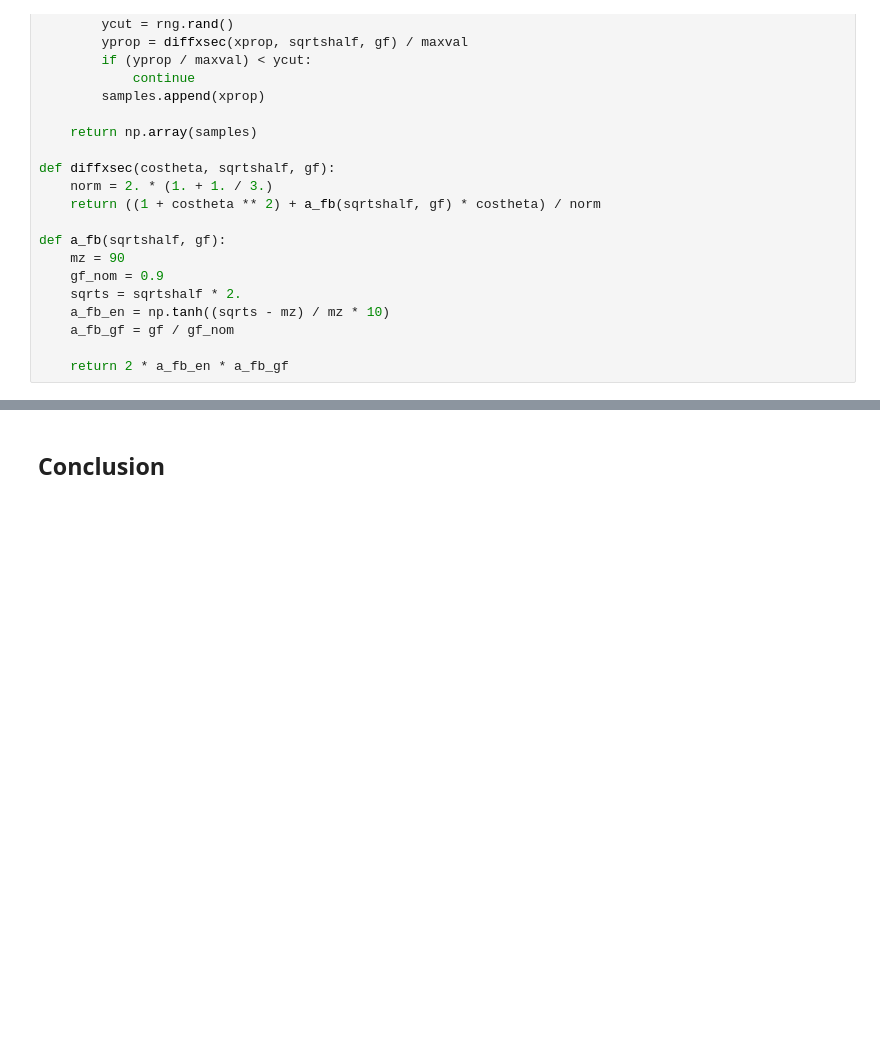
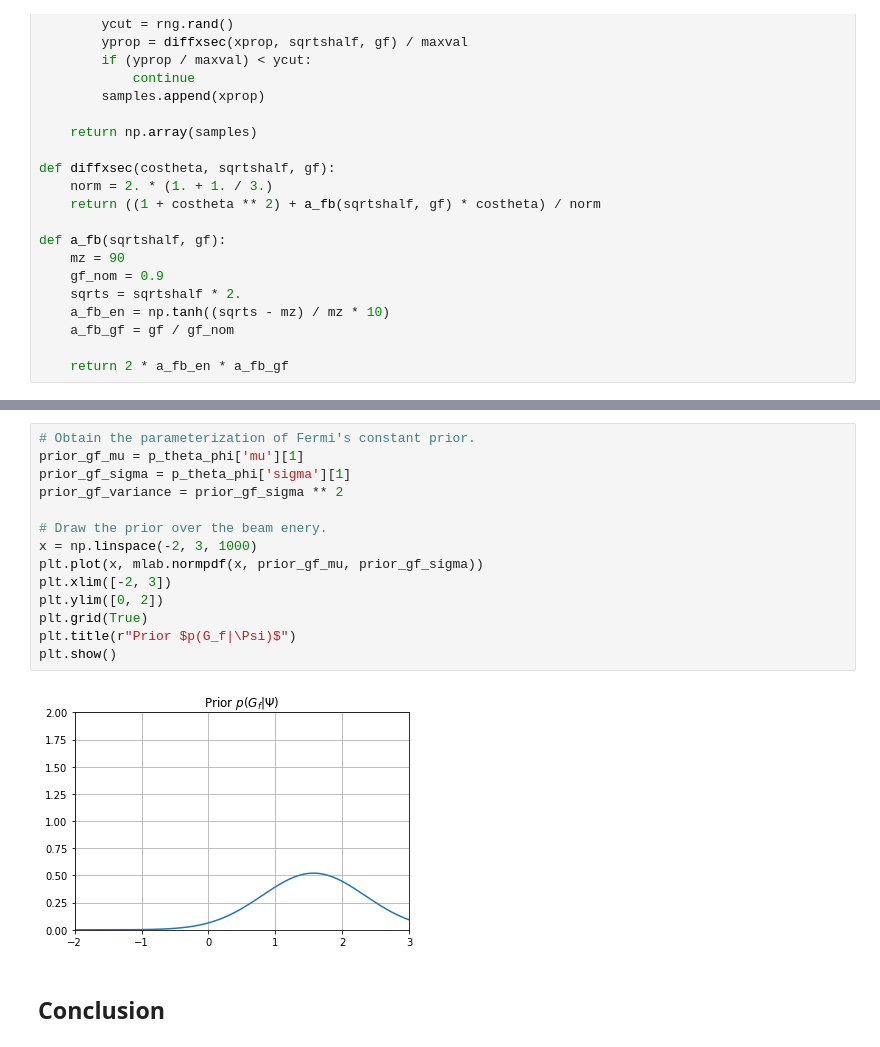
Before and after one commit to JoeriHermans/deep-learning-scripts, a Jupyter notebook: scripts/adverserial-variational-optimization/avo-notebook.ipynb, the cells around one changed output, grey strips where cells are left out. Cells and saved outputs as stored; diff of their text form; blank space fills up the shorter version.

```diff
--- a/scripts/adverserial-variational-optimization/avo-notebook.ipynb
+++ b/scripts/adverserial-variational-optimization/avo-notebook.ipynb
@@ -119,2 +217,18 @@ for energy in range(40, 51, 2):
+# %%
+# Obtain the parameterization of Fermi's constant prior.
+prior_gf_mu = p_theta_phi['mu'][1]
+prior_gf_sigma = p_theta_phi['sigma'][1]
+prior_gf_variance = prior_gf_sigma ** 2
+
+# Draw the prior over the beam enery.
+x = np.linspace(-2, 3, 1000)
+plt.plot(x, mlab.normpdf(x, prior_gf_mu, prior_gf_sigma))
+plt.xlim([-2, 3])
+plt.ylim([0, 2])
+plt.grid(True)
+plt.title(r"Prior $p(G_f|\Psi)$")
+plt.show()
+# %% [output]
+[figure, added]
 # %% [markdown]
 ## Conclusion
```
Also changed, not shown: parts of 13 cells of this notebook.
